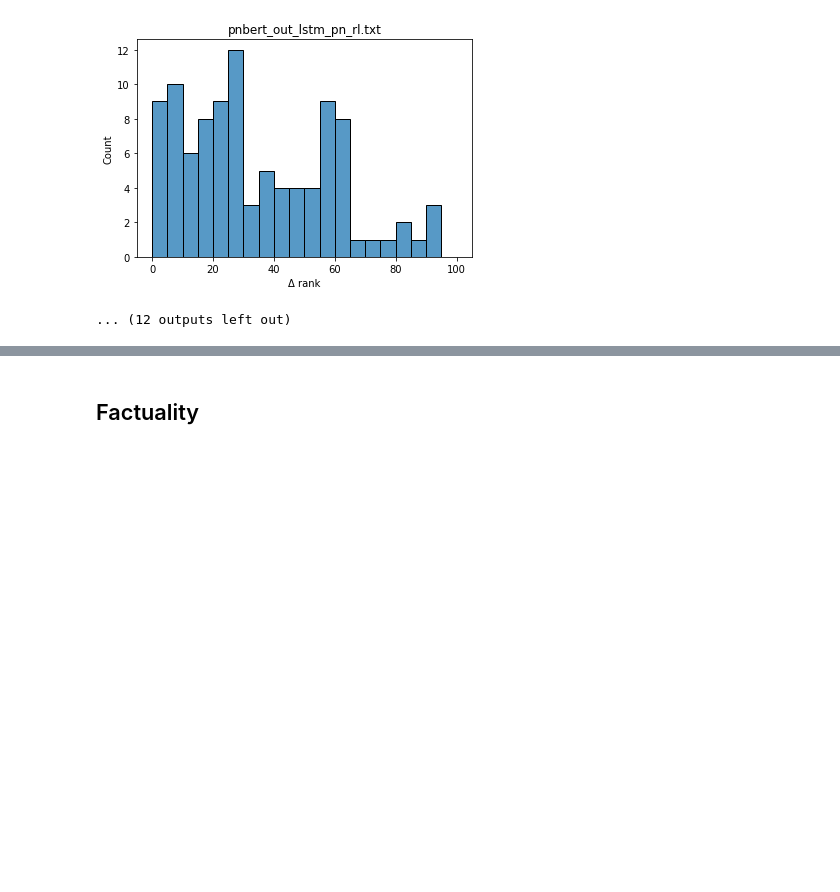
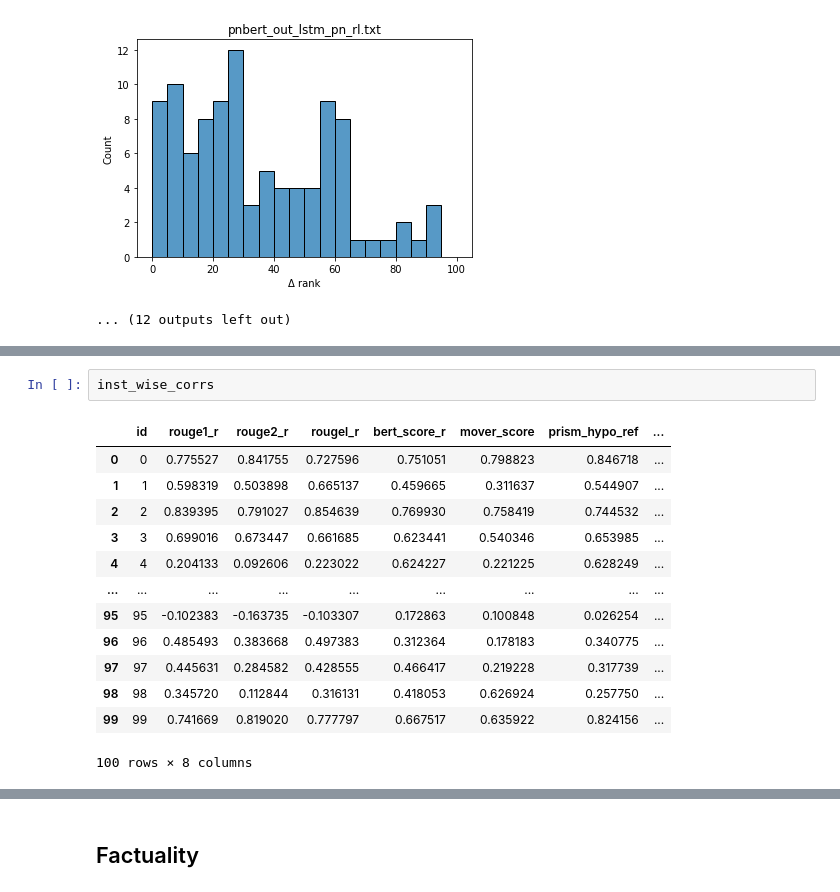
Before and after one commit to PastelBelem8/BARTScore, a Jupyter notebook: analysis.ipynb, the cells around one changed output, grey strips where cells are left out. Cells and saved outputs as stored; diff of their text form; blank space fills up the shorter version.

```diff
--- a/analysis.ipynb
+++ b/analysis.ipynb
@@ -375,0 +464,16 @@ sns.regplot(data=data, y="candidate_len", x="bart_score_cnn_hypo_ref")
+# %%
+inst_wise_corrs
+# %% [output]
+|  | id | rouge1_r | rouge2_r | rougel_r | bert_score_r | mover_score | prism_hypo_ref | ... |
+| 0 | 0 | 0.775527 | 0.841755 | 0.727596 | 0.751051 | 0.798823 | 0.846718 | ... |
+| 1 | 1 | 0.598319 | 0.503898 | 0.665137 | 0.459665 | 0.311637 | 0.544907 | ... |
+| 2 | 2 | 0.839395 | 0.791027 | 0.854639 | 0.769930 | 0.758419 | 0.744532 | ... |
+| 3 | 3 | 0.699016 | 0.673447 | 0.661685 | 0.623441 | 0.540346 | 0.653985 | ... |
+| 4 | 4 | 0.204133 | 0.092606 | 0.223022 | 0.624227 | 0.221225 | 0.628249 | ... |
+| ... | ... | ... | ... | ... | ... | ... | ... | ... |
+| 95 | 95 | -0.102383 | -0.163735 | -0.103307 | 0.172863 | 0.100848 | 0.026254 | ... |
+| 96 | 96 | 0.485493 | 0.383668 | 0.497383 | 0.312364 | 0.178183 | 0.340775 | ... |
+| 97 | 97 | 0.445631 | 0.284582 | 0.428555 | 0.466417 | 0.219228 | 0.317739 | ... |
+| 98 | 98 | 0.345720 | 0.112844 | 0.316131 | 0.418053 | 0.626924 | 0.257750 | ... |
+| 99 | 99 | 0.741669 | 0.819020 | 0.777797 | 0.667517 | 0.635922 | 0.824156 | ... |
+100 rows × 8 columns
```
Also changed, not shown: parts of 13 cells of this notebook.
